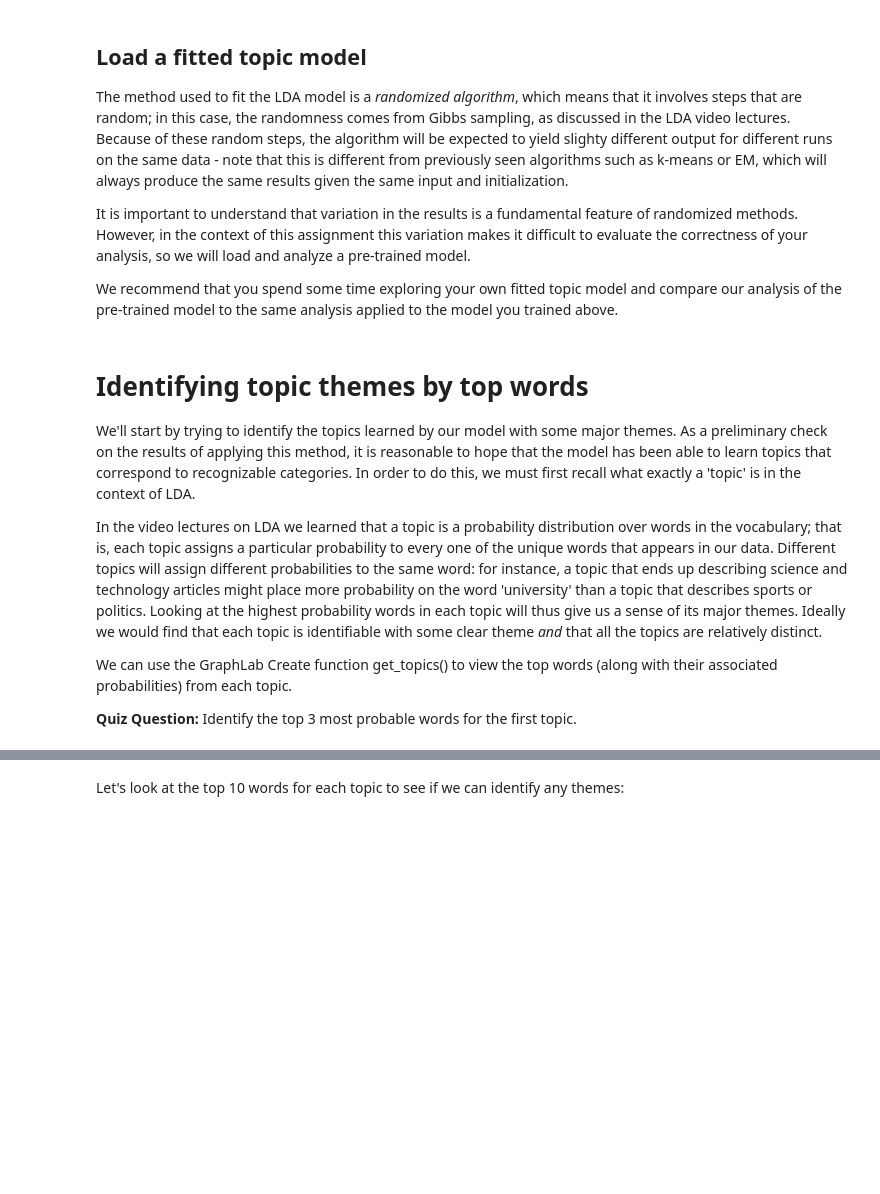
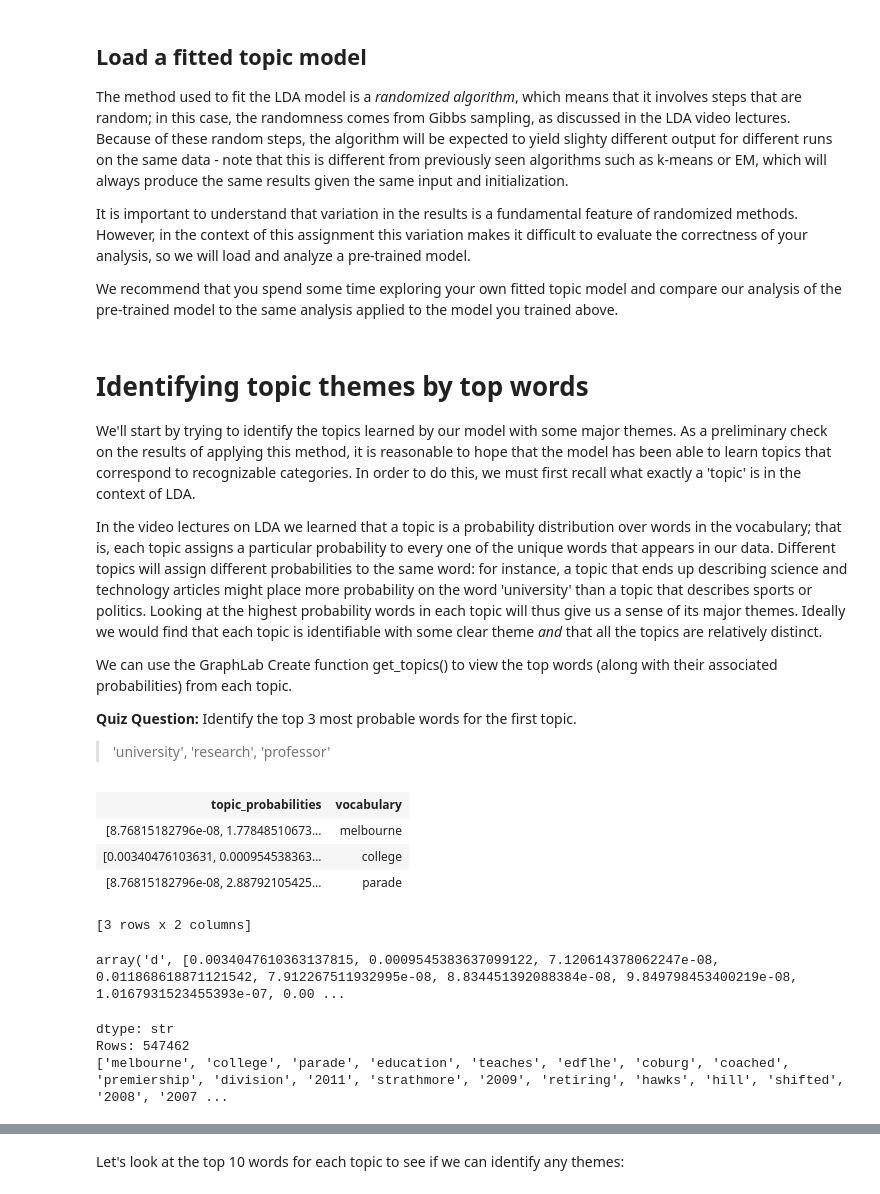
Before and after one commit to lucy9215/ml-coursera-ipynb, a Jupyter notebook: MachineLearningClustering/5_lda_blank.ipynb, the cells around one changed output, grey strips where cells are left out. Saved outputs shown, nothing was run; the diff lists cells and outputs as text; code cells hidden in the pictures; blank space fills up the shorter version.

```diff
--- a/MachineLearningClustering/5_lda_blank.ipynb
+++ b/MachineLearningClustering/5_lda_blank.ipynb
@@ -124,3 +124,24 @@ In the video lectures on LDA we learned that a topic is a probability distributi
 We can use the GraphLab Create function get_topics() to view the top words (along with their associated probabilities) from each topic.
 
 __Quiz Question:__ Identify the top 3 most probable words for the first topic.
+> 'university',
+  'research',
+  'professor'
+# %%
+topic_model['topics'][:3]
+# %% [output]
+| topic_probabilities | vocabulary |
+| [8.76815182796e-08, 1.77848510673... | melbourne |
+| [0.00340476103631, 0.000954538363... | college |
+| [8.76815182796e-08, 2.88792105425... | parade |
+[3 rows x 2 columns]
+# %%
+topic_model['topics'][1]['topic_probabilities']
+# %% [output]
+array('d', [0.0034047610363137815, 0.0009545383637099122, 7.120614378062247e-08, 0.011868618871121542, 7.912267511932995e-08, 8.834451392088384e-08, 9.849798453400219e-08, 1.0167931523455393e-07, 0.00 ...
+# %%
+topic_model['vocabulary']
+# %% [output]
+dtype: str
+Rows: 547462
+['melbourne', 'college', 'parade', 'education', 'teaches', 'edflhe', 'coburg', 'coached', 'premiership', 'division', '2011', 'strathmore', '2009', 'retiring', 'hawks', 'hill', 'shifted', '2008', '2007 ...
```
Also changed, not shown: parts of 25 cells of this notebook.
